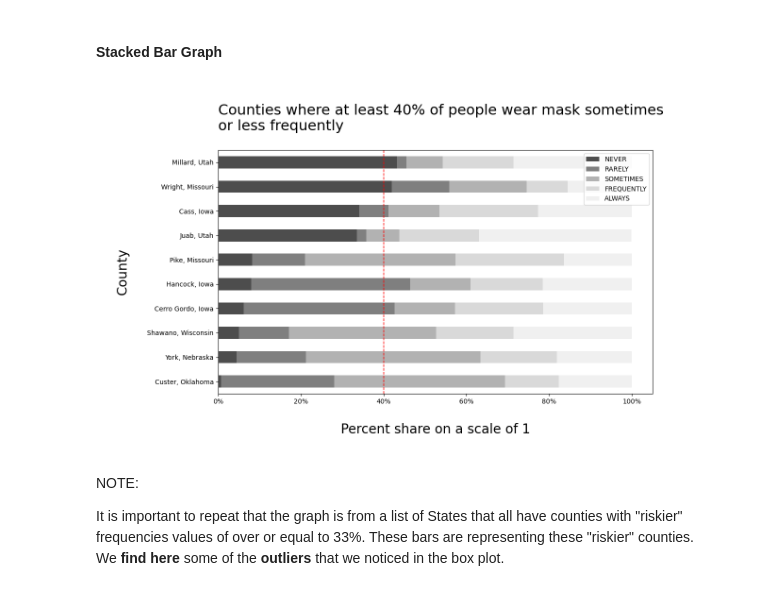
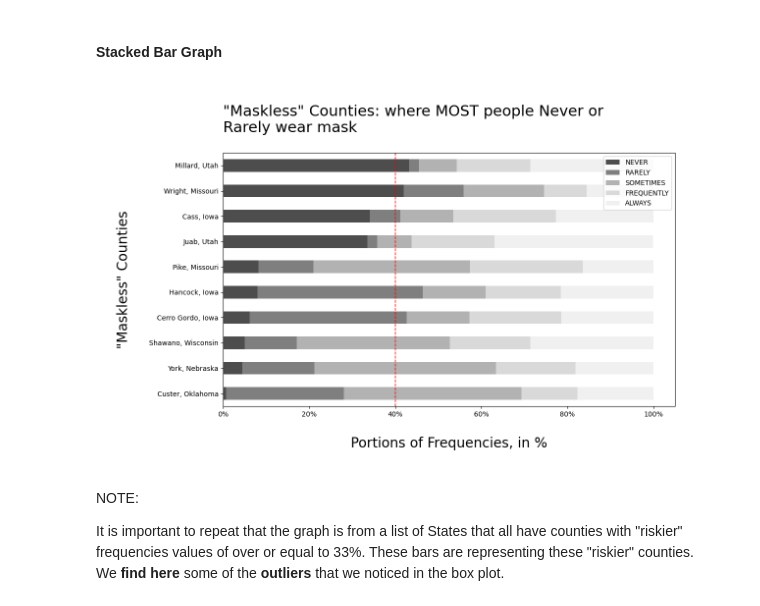
Before and after one commit to jendives2000/jupyterlab-datascience, a Jupyter notebook: EDA Mask Usage during Covid/B_EDA.ipynb, the cells around one changed output. Drawn from its saved outputs; the diff is of its cells as text; code cells hidden in the pictures.

```diff
--- a/EDA Mask Usage during Covid/B_EDA.ipynb
+++ b/EDA Mask Usage during Covid/B_EDA.ipynb
@@ -565,37 +573,37 @@ columns_to_plot = ["NEVER", "RARELY", "SOMETIMES", "FREQUENTLY", "ALWAYS"]
 
 # Define grayscale colors for each frequency
 colors = ["#4D4D4D", "#7F7F7F", "#B2B2B2", "#D9D9D9", "#F0F0F0"]
 
 # Sort the DataFrame by the "NEVER" column in descending order
 df_sorted = df_over33_cties.set_index("County_State").sort_values(by="NEVER")
 
 # Plot the sorted DataFrame
 df_sorted[columns_to_plot].plot(kind="barh", stacked=True, figsize=(12, 8), color=colors)
 
 # Customize plot
-plt.ylabel("\nCounty\n", fontsize=20)
-plt.xlabel("\nPercent share on a scale of 1\n", fontsize=20)
-plt.title("\nCounties where at least 40% of people wear mask sometimes             \nor less frequently\n", fontsize=22, loc="left")
+plt.ylabel('\n"Maskless" Counties\n', fontsize=20)
+plt.xlabel("\nPortions of Frequencies, in %\n", fontsize=20)
+plt.title('\n"Maskless" Counties: where MOST people Never or                         \nRarely wear mask\n', fontsize=22, loc="left")
 #plt.xticks(rotation=45, ha="right")  # Rotate x-axis labels for readability
 
 # Add a vertical line at x=0.4 with a red color
 plt.axvline(x=0.4, color="red", linestyle="--", linewidth=1.1)
 
 # Add a blue dashed line at y=0.12
 #plt.axvline(x=0.12, color="#B2B2B2", linestyle="--", linewidth=1.5)
 
 # Add a tick label for the blue line at y=0.12
 #plt.text(0.02, -1.5, 'SOMETIMES\naverage (0.12)', color="black", fontsize=12, rotation=45, va='center')
 
 # Modify x-tick labels to show percentages
 xticks = plt.gca().get_xticks()  # Get current x-tick positions
 plt.gca().set_xticklabels([f"{int(x * 100)}%" for x in xticks])  # Format each x-tick
 
 plt.tight_layout()
 
 plt.show()
 # %% [output]
-[figure, old version]
+[figure, new version]
 # %% [markdown]
 NOTE:
 
```
Also changed, not shown: parts of 3 cells of this notebook.
